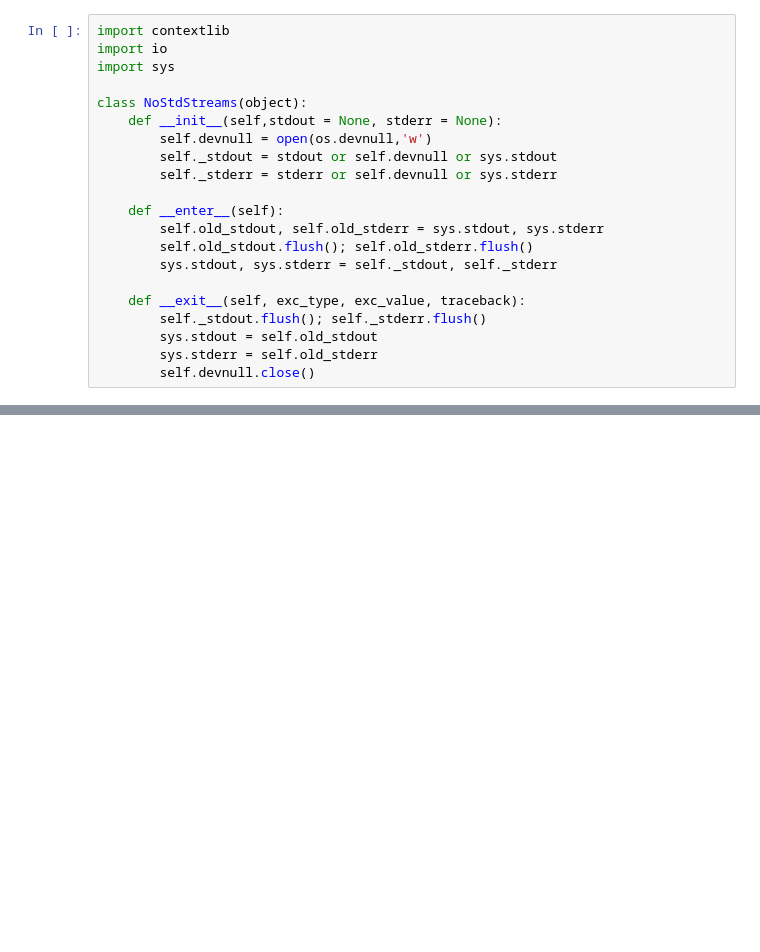
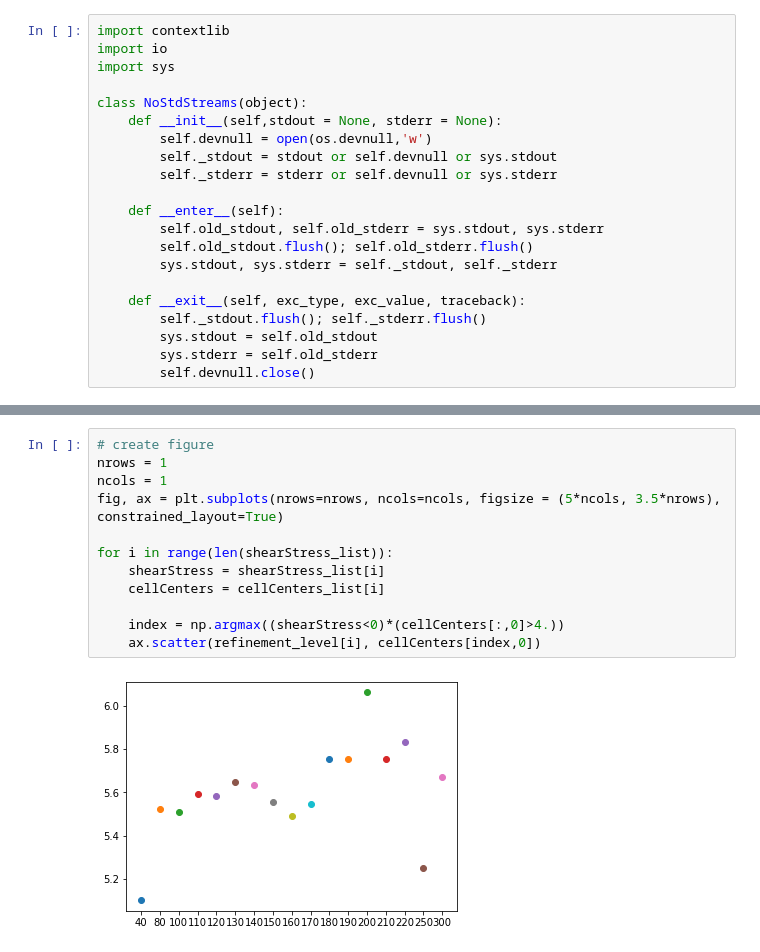
Before and after one commit to leonrccs/data_driven_rans, a Jupyter notebook: notebooks/plotting/mesh_convergence.ipynb, the cells around one changed output, grey strips where cells are left out. Drawn from its saved outputs; the diff is of its cells as text; blank space fills up the shorter version.

```diff
--- a/notebooks/plotting/mesh_convergence.ipynb
+++ b/notebooks/plotting/mesh_convergence.ipynb
@@ -82,0 +136,14 @@ ax.legend(folders)
+# %%
+# create figure
+nrows = 1
+ncols = 1
+fig, ax = plt.subplots(nrows=nrows, ncols=ncols, figsize = (5*ncols, 3.5*nrows), constrained_layout=True)
+
+for i in range(len(shearStress_list)):
+    shearStress = shearStress_list[i]
+    cellCenters = cellCenters_list[i]
+
+    index = np.argmax((shearStress<0)*(cellCenters[:,0]>4.))
+    ax.scatter(refinement_level[i], cellCenters[index,0])
+# %% [output]
+[figure, added]
```
Also changed, not shown: parts of 13 cells of this notebook, 4 other files.
